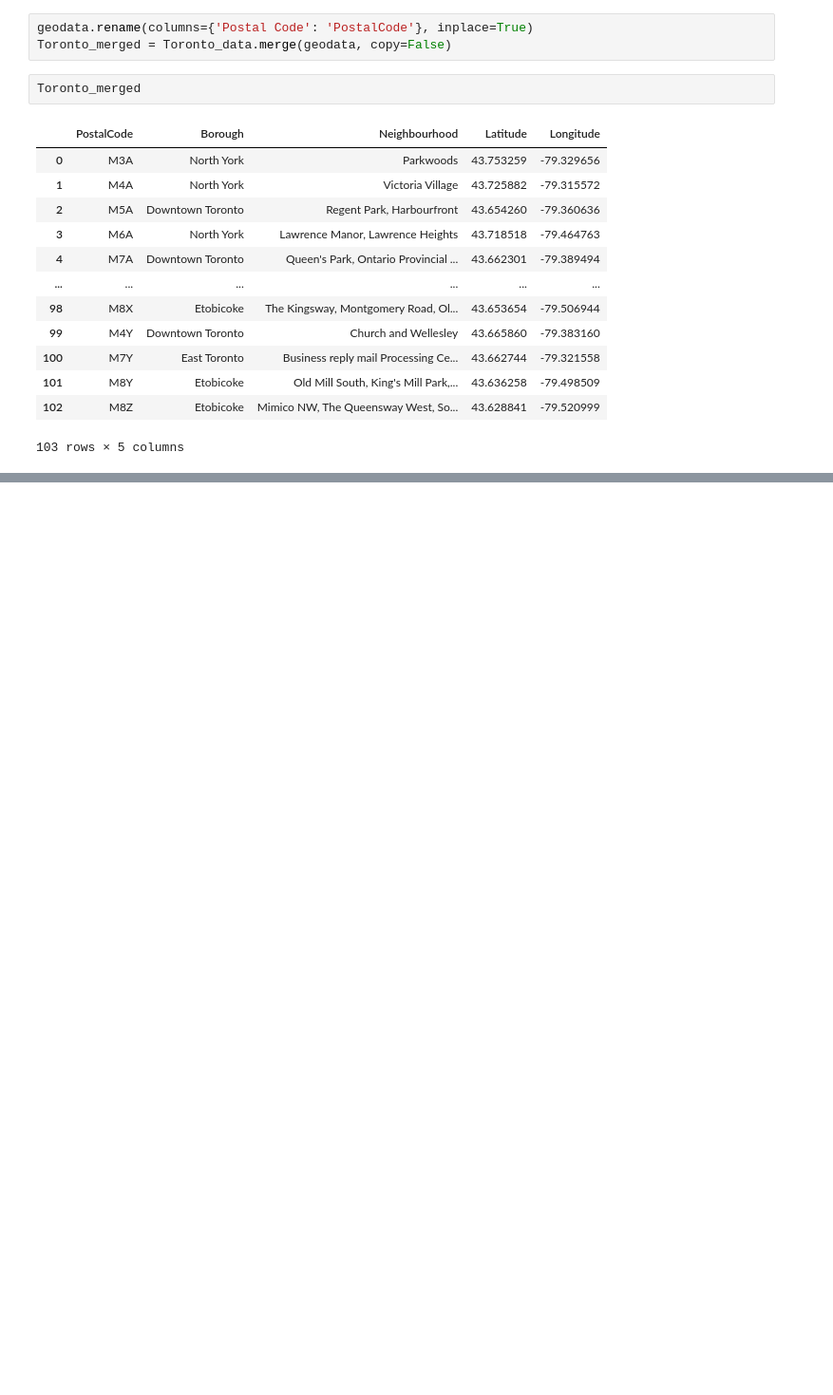
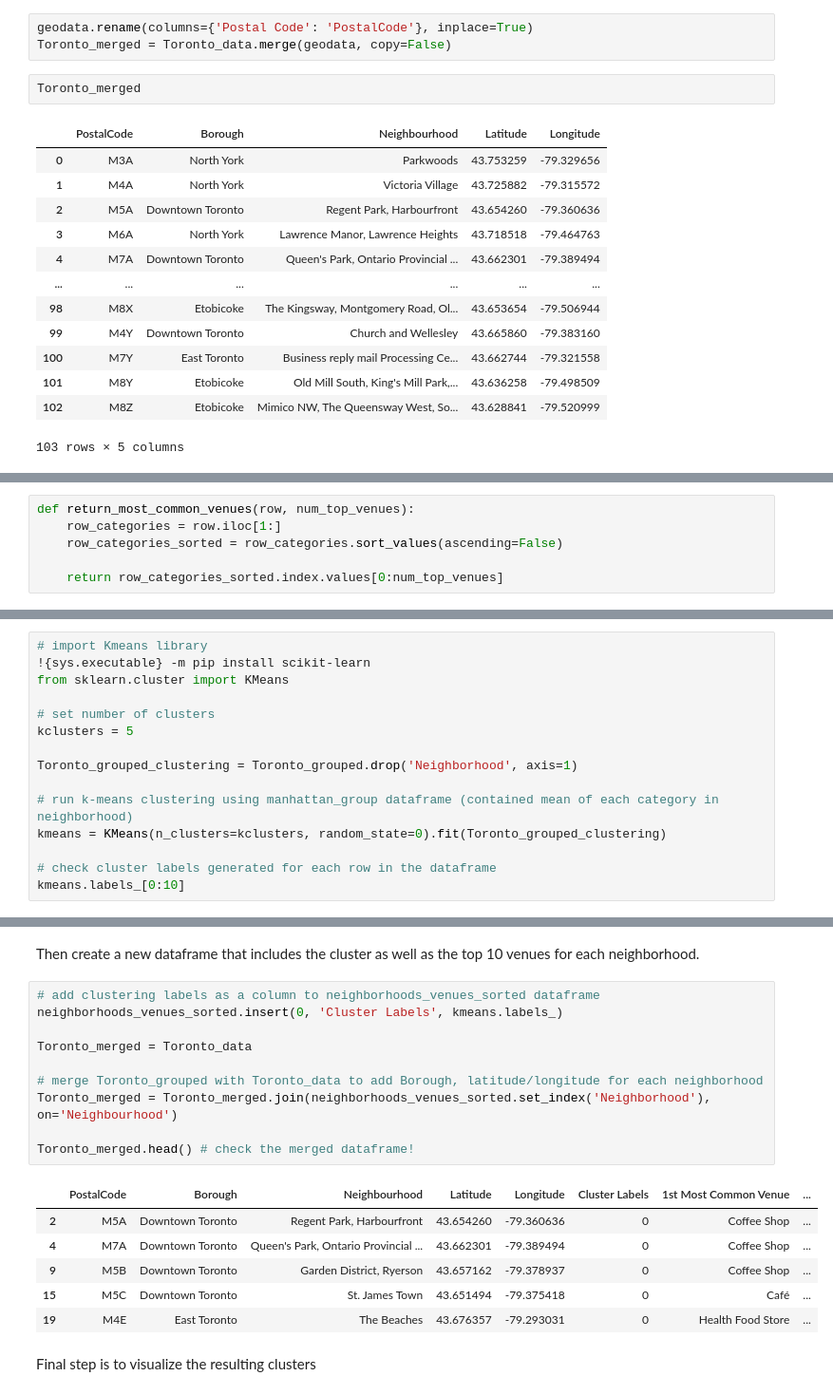
Before and after one commit to giftmetav/Coursera_Capstone, a Jupyter notebook: Toronto.ipynb, the cells around one changed output, grey strips where cells are left out. Shown at 95% size. Cells and saved outputs as stored; diff of their text form; blank space fills up the shorter version.

```diff
--- a/Toronto.ipynb
+++ b/Toronto.ipynb
@@ -109,0 +291,6 @@ Toronto_merged
+# %%
+def return_most_common_venues(row, num_top_venues):
+    row_categories = row.iloc[1:]
+    row_categories_sorted = row_categories.sort_values(ascending=False)
+
+    return row_categories_sorted.index.values[0:num_top_venues]
@@ -109,0 +332,15 @@ Toronto_merged
+# %%
+# import Kmeans library
+!{sys.executable} -m pip install scikit-learn
+from sklearn.cluster import KMeans
+
+# set number of clusters
+kclusters = 5
+
+Toronto_grouped_clustering = Toronto_grouped.drop('Neighborhood', axis=1)
+
+# run k-means clustering using manhattan_group dataframe (contained mean of each category in neighborhood)
+kmeans = KMeans(n_clusters=kclusters, random_state=0).fit(Toronto_grouped_clustering)
+
+# check cluster labels generated for each row in the dataframe
+kmeans.labels_[0:10]
@@ -109,0 +360,21 @@ Toronto_merged
+# %% [markdown]
+Then create a new dataframe that includes the cluster as well as the top 10 venues for each neighborhood.
+# %%
+# add clustering labels as a column to neighborhoods_venues_sorted dataframe
+neighborhoods_venues_sorted.insert(0, 'Cluster Labels', kmeans.labels_)
+
+Toronto_merged = Toronto_data
+
+# merge Toronto_grouped with Toronto_data to add Borough, latitude/longitude for each neighborhood
+Toronto_merged = Toronto_merged.join(neighborhoods_venues_sorted.set_index('Neighborhood'), on='Neighbourhood')
+
+Toronto_merged.head() # check the merged dataframe!
+# %% [output]
+|  | PostalCode | Borough | Neighbourhood | Latitude | Longitude | Cluster Labels | 1st Most Common Venue | ... |
+| 2 | M5A | Downtown Toronto | Regent Park, Harbourfront | 43.654260 | -79.360636 | 0 | Coffee Shop | ... |
+| 4 | M7A | Downtown Toronto | Queen's Park, Ontario Provincial ... | 43.662301 | -79.389494 | 0 | Coffee Shop | ... |
+| 9 | M5B | Downtown Toronto | Garden District, Ryerson | 43.657162 | -79.378937 | 0 | Coffee Shop | ... |
+| 15 | M5C | Downtown Toronto | St. James Town | 43.651494 | -79.375418 | 0 | Café | ... |
+| 19 | M4E | East Toronto | The Beaches | 43.676357 | -79.293031 | 0 | Health Food Store | ... |
+# %% [markdown]
+Final step is to visualize the resulting clusters
```
Also changed, not shown: parts of 31 cells of this notebook.
